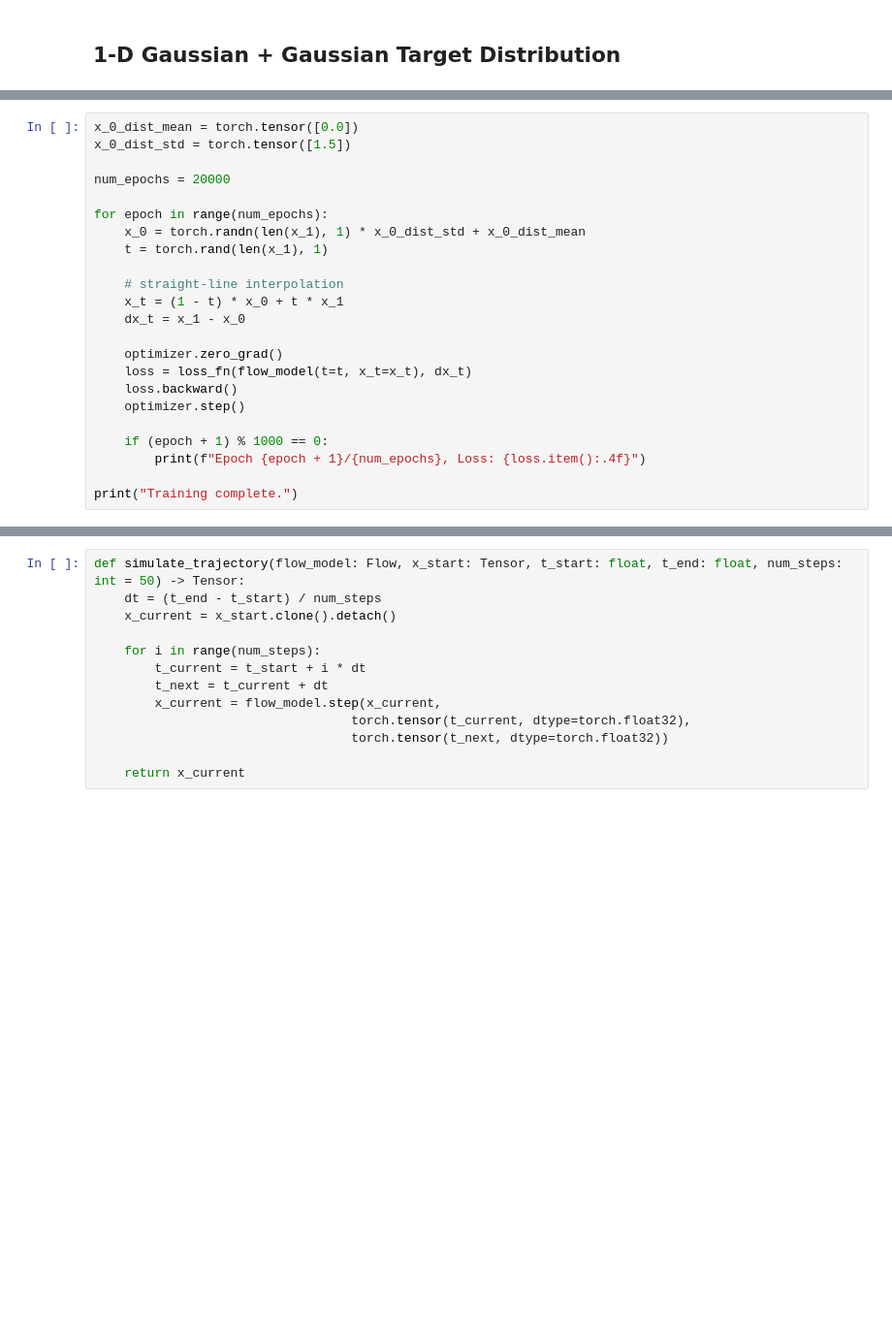
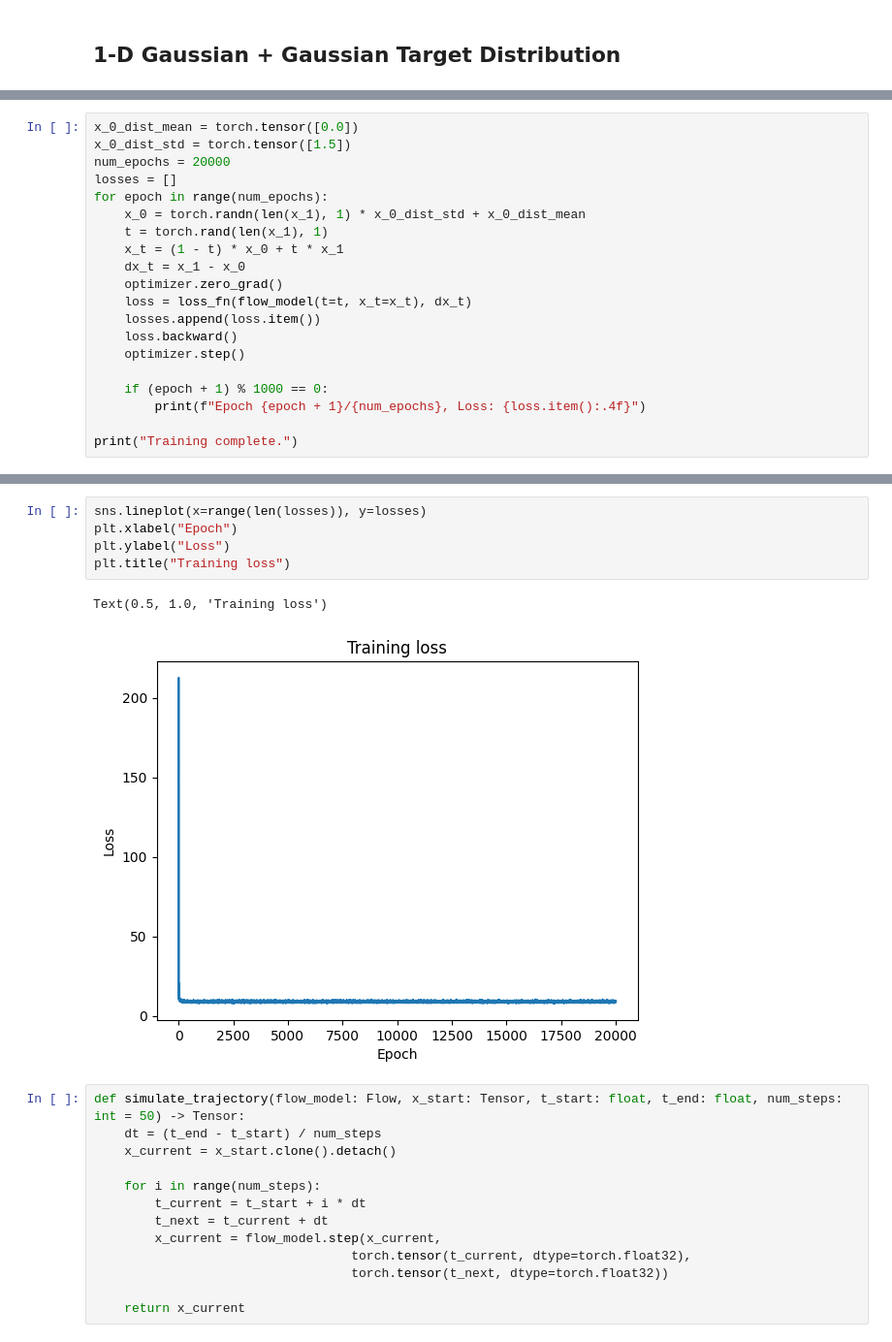
Before and after one commit to ArjunS07/s25-fermilab-research, a Jupyter notebook: week-1/flow-matching.ipynb, the cells around one changed output, grey strips where cells are left out. Shown: that part at 97% size. Drawn from its saved outputs; the diff is of its cells as text; blank space fills up the shorter version.

```diff
--- a/week-1/flow-matching.ipynb
+++ b/week-1/flow-matching.ipynb
@@ -62,19 +60,16 @@ x_1.shape=torch.Size([2048, 1])
 # %%
 x_0_dist_mean = torch.tensor([0.0])
 x_0_dist_std = torch.tensor([1.5])
-
 num_epochs = 20000
-
+losses = []
 for epoch in range(num_epochs):
     x_0 = torch.randn(len(x_1), 1) * x_0_dist_std + x_0_dist_mean
     t = torch.rand(len(x_1), 1)
-
-    # straight-line interpolation
     x_t = (1 - t) * x_0 + t * x_1
     dx_t = x_1 - x_0
-
     optimizer.zero_grad()
     loss = loss_fn(flow_model(t=t, x_t=x_t), dx_t)
+    losses.append(loss.item())
     loss.backward()
     optimizer.step()
 
@@ -102,4 +97,12 @@ Epoch 20000/20000, Loss: 4.1956
 Training complete.
+# %%
+sns.lineplot(x=range(len(losses)), y=losses)
+plt.xlabel("Epoch")
+plt.ylabel("Loss")
+plt.title("Training loss")
+# %% [output]
+Text(0.5, 1.0, 'Training loss')
+[figure, added]
 # %%
 def simulate_trajectory(flow_model: Flow, x_start: Tensor, t_start: float, t_end: float, num_steps: int = 50) -> Tensor:
     dt = (t_end - t_start) / num_steps
```
Also changed, not shown: parts of 9 cells of this notebook, 3 other files.
